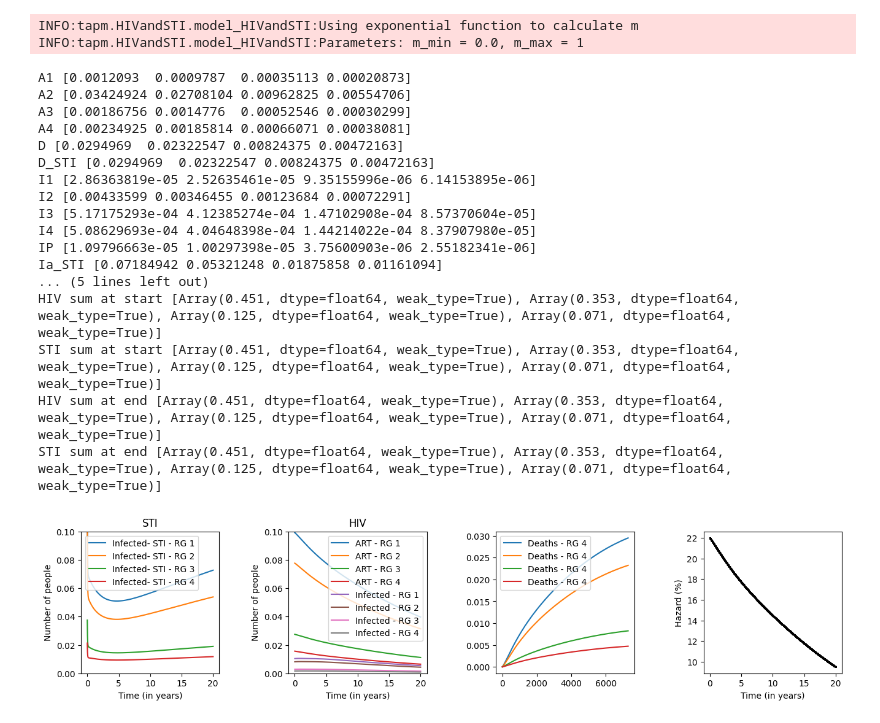
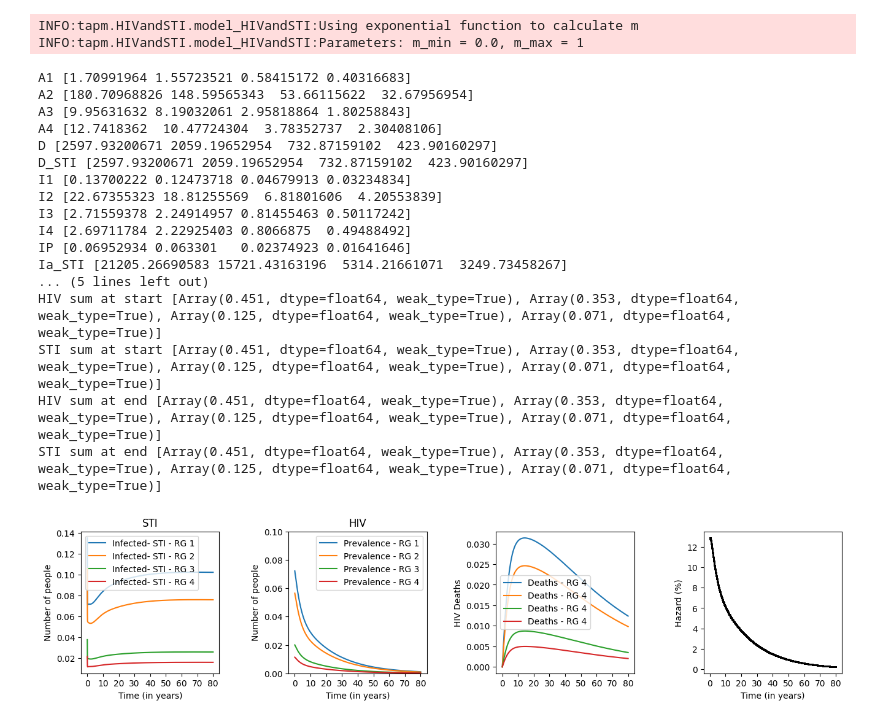
Before and after one commit to Priesemann-Group/testing-paradox-HIV-STI, a Jupyter notebook: notebooks/bigHIVmodel.ipynb, the cells around one changed output. Drawn from its saved outputs; the diff is of its cells as text; code cells hidden in the pictures.

```diff
--- a/notebooks/bigHIVmodel.ipynb
+++ b/notebooks/bigHIVmodel.ipynb
@@ -19,8 +19,8 @@ output = icomo.diffeqsolve(
     args = model_HIVandSTI.args,
     ODE = model_HIVandSTI.main_model,
     y0 = model_HIVandSTI.y0,
-    ts_out = np.linspace(0, 365*20, 365*20+1),
-    max_steps=365*20+1)
+    ts_out = np.linspace(0, 365*80, 365*80+1),
+    max_steps=365*80+1)
 # %% [output]
 INFO:tapm.HIVandSTI.model_HIVandSTI:Using exponential function to calculate m
 INFO:tapm.HIVandSTI.model_HIVandSTI:Parameters: m_min = 0.0, m_max = 1
@@ -44,9 +40,9 @@ ax = axes[0]
 for i in range(output.ys["Is_STI"].shape[1]):
     ax.plot(number_of_people(comps=("Is_STI", "Ia_STI"), risk_group=i), label="Infected- STI - RG "+str(i+1))
 
-ax.set_xticks(np.arange(0, 365*20+1, 365*5))
-ax.set_xticklabels(np.arange(0, 21, 5))
-ax.set_ylim(0, 0.1)
+ax.set_xticks(np.arange(0, 365*80+1, 365*10))
+ax.set_xticklabels(np.arange(0, 81, 10))
+#ax.set_ylim(0, 0.1)
 ax.set_ylabel("Number of people")
 ax.set_xlabel("Time (in years)")
 ax.set_title("STI")
@@ -55,16 +51,20 @@ ax.legend()
 # HIV
 ax = axes[1]
 # ART per risk group
-for i in range(output.ys["A1"].shape[1]): # go through all risk groups
-    ax.plot(number_of_people(comps=("A1", "A2", "A3", "A4"), risk_group=i), label="ART - RG "+str(i+1)) # add all disease stages together
+#for i in range(output.ys["A1"].shape[1]): # go through all risk groups
+#    ax.plot(number_of_people(comps=("A1", "A2", "A3", "A4"), risk_group=i), label="ART - RG "+str(i+1)) # add all disease stages together
 
 # I per risk group
+#for i in range(output.ys["I1"].shape[1]):
+#    ax.plot(number_of_people(comps=("IP", "I1", "I2", "I3", "I4"), risk_group=i), label="Infected - RG "+str(i+1))
+
+# ART and I per risk group = Prevalence
 for i in range(output.ys["I1"].shape[1]):
-    ax.plot(number_of_people(comps=("IP", "I1", "I2", "I3", "I4"), risk_group=i), label="Infected - RG "+str(i+1))
+    ax.plot(number_of_people(comps=("A1", "A2", "A3", "A4", "IP", "I1", "I2", "I3", "I4"), risk_group=i), label="Prevalence - RG "+str(i+1))
 
 
-ax.set_xticks(np.arange(0, 365*20+1, 365*5))
-ax.set_xticklabels(np.arange(0, 21, 5))
+ax.set_xticks(np.arange(0, 365*80+1, 365*10))
+ax.set_xticklabels(np.arange(0, 81, 10))
 ax.set_ylim(0, 0.1)
 ax.set_ylabel("Number of people")
 ax.set_xlabel("Time (in years)")
@@ -75,6 +75,9 @@ ax.legend()
 ax = axes[2]
 ax.plot(output.ys["D"], label="Deaths - RG "+str(i+1))
 ax.legend()
+ax.set_xticks(np.arange(0, 365*80+1, 365*10))
+ax.set_xticklabels(np.arange(0, 81, 10))
+ax.set_ylabel("HIV Deaths")
 
 # hazard
 ax = axes[3]
@@ -90,51 +93,50 @@ for i in range(output.ys["A1"].shape[1]):
     compartment_matrix += jnp.sum(jnp.array([output.ys[key][:,i] for key in all_ART_keys]), axis=0)  # Shape: (len(all_ART_keys), time_points)
 hazard_vector = compartment_matrix / sum_vector * 100   # Vectorized hazard computation
 
-# Plot all points at once
 ax.scatter(range(len(hazard_vector)), hazard_vector, color="black", s=1)
 
-ax.set_xticks(np.arange(0, 365*20+1, 365*5))
-ax.set_xticklabels(np.arange(0, 21, 5))
+ax.set_xticks(np.arange(0, 365*80+1, 365*10))
+ax.set_xticklabels(np.arange(0, 81, 10))
 ax.set_ylabel("Hazard (%)")
 ax.set_xlabel("Time (in years)")
 
 # print for each compartment in output the last time value
 HIV_sum_at_end = [0,0,0,0]
 STI_sum_at_end = [0,0,0,0]
 HIV_sum_at_start = [0,0,0,0]
 STI_sum_at_start = [0,0,0,0]
 
 for key, value in output.ys.items():
-    print(key, value[-1])
+    print(key, value[-1]*210000)
 
 for key in (all_HIV_keys + ["D"]):
     for i in range(4):
         HIV_sum_at_end[i] += output.ys[key][-1,i]
         HIV_sum_at_start[i] += output.ys[key][0,i]
 for key in (all_STI_keys + ["D_STI"]):
     for i in range(4):
         STI_sum_at_end[i] += output.ys[key][-1,i]
         STI_sum_at_start[i] += output.ys[key][0,i]
 print("HIV sum at start", HIV_sum_at_start)
 print("STI sum at start", STI_sum_at_start)
 print("HIV sum at end", HIV_sum_at_end)
 print("STI sum at end", STI_sum_at_end)
 # %% [output]
-A1 [0.0012093  0.0009787  0.00035113 0.00020873]
-A2 [0.03424924 0.02708104 0.00962825 0.00554706]
-A3 [0.00186756 0.0014776  0.00052546 0.00030299]
-A4 [0.00234925 0.00185814 0.00066071 0.00038081]
-D [0.0294969  0.02322547 0.00824375 0.00472163]
-D_STI [0.0294969  0.02322547 0.00824375 0.00472163]
-I1 [2.86363819e-05 2.52635461e-05 9.35155996e-06 6.14153895e-06]
-I2 [0.00433599 0.00346455 0.00123684 0.00072291]
-I3 [5.17175293e-04 4.12385274e-04 1.47102908e-04 8.57370604e-05]
-I4 [5.08629693e-04 4.04648398e-04 1.44214022e-04 8.37907980e-05]
-IP [1.09796663e-05 1.00297398e-05 3.75600903e-06 2.55182341e-06]
-Ia_STI [0.07184942 0.05321248 0.01875858 0.01161094]
+A1 [1.70991964 1.55723521 0.58415172 0.40316683]
+A2 [180.70968826 148.59565343  53.66115622  32.67956954]
+A3 [9.95631632 8.19032061 2.95818864 1.80258843]
+A4 [12.7418362  10.47724304  3.78352737  2.30408106]
+D [2597.93200671 2059.19652954  732.87159102  423.90160297]
+D_STI [2597.93200671 2059.19652954  732.87159102  423.90160297]
+I1 [0.13700222 0.12473718 0.04679913 0.03234834]
+I2 [22.67355323 18.81255569  6.81801606  4.20553839]
+I3 [2.71559378 2.24914957 0.81455463 0.50117242]
+I4 [2.69711784 2.22925403 0.8066875  0.49488492]
+IP [0.06952934 0.063301   0.02374923 0.01641646]
+Ia_STI [21205.26690583 15721.43163196  5314.21661071  3249.73458267]
 ... (5 lines left out)
 HIV sum at start [Array(0.451, dtype=float64, weak_type=True), Array(0.353, dtype=float64, weak_type=True), Array(0.125, dtype=float64, weak_type=True), Array(0.071, dtype=float64, weak_type=True)]
 STI sum at start [Array(0.451, dtype=float64, weak_type=True), Array(0.353, dtype=float64, weak_type=True), Array(0.125, dtype=float64, weak_type=True), Array(0.071, dtype=float64, weak_type=True)]
 HIV sum at end [Array(0.451, dtype=float64, weak_type=True), Array(0.353, dtype=float64, weak_type=True), Array(0.125, dtype=float64, weak_type=True), Array(0.071, dtype=float64, weak_type=True)]
 STI sum at end [Array(0.451, dtype=float64, weak_type=True), Array(0.353, dtype=float64, weak_type=True), Array(0.125, dtype=float64, weak_type=True), Array(0.071, dtype=float64, weak_type=True)]
-[figure, old version]
+[figure, new version]
```
Also changed, not shown: parts of 4 cells of this notebook, 1 other file.
